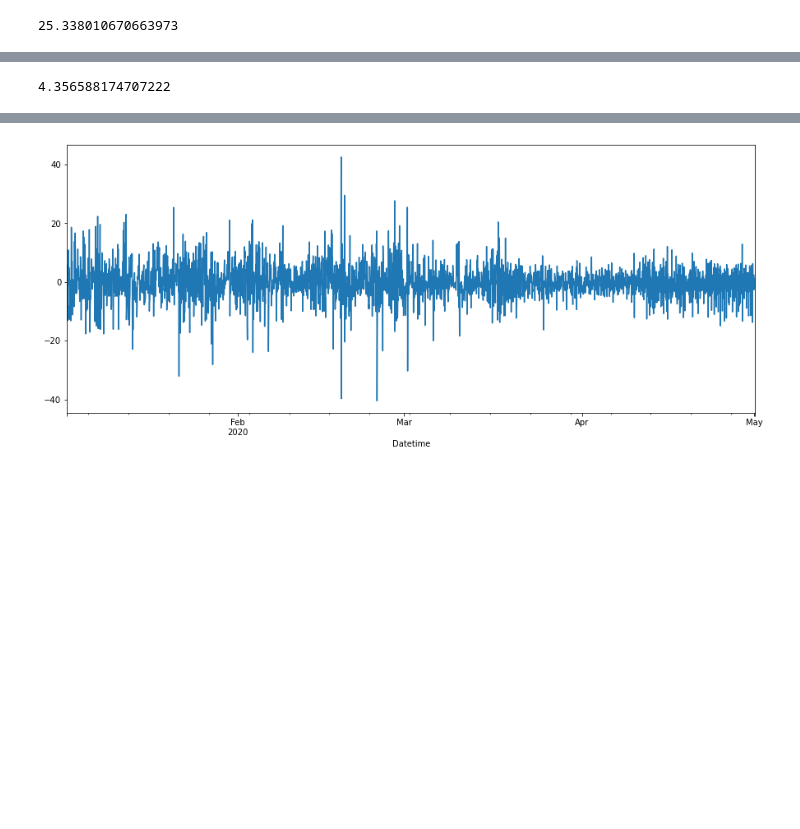
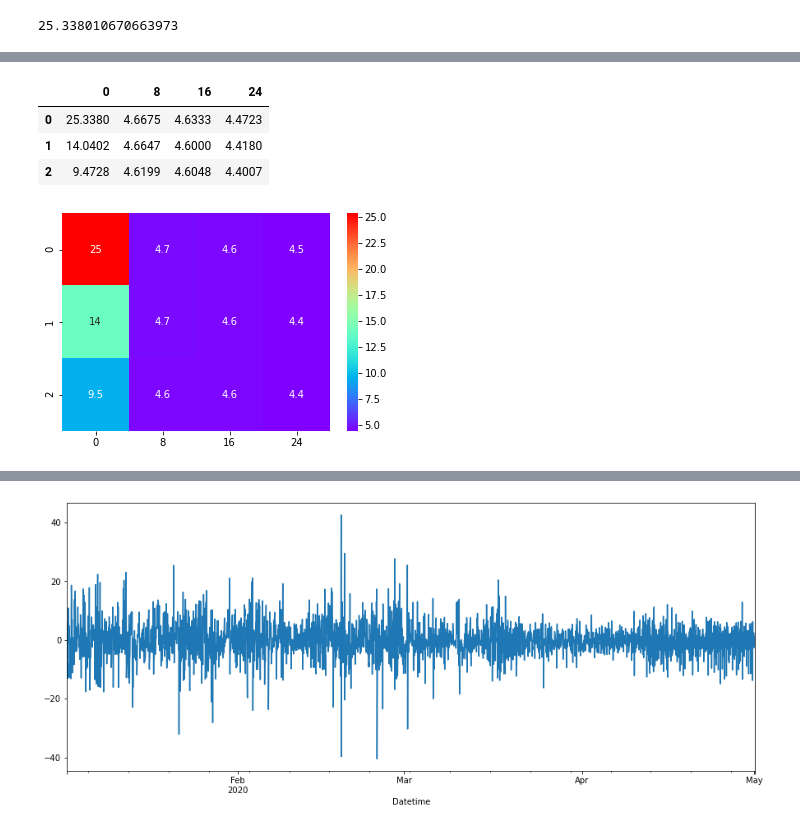
Before and after one commit to Sodiqlef/india-air-quality, a Jupyter notebook: ARIMA.ipynb, the cells around one changed output, grey strips where cells are left out. Saved outputs shown, nothing was run; the diff lists cells and outputs as text; code cells hidden in the pictures; blank space fills up the shorter version.

```diff
--- a/ARmodel - Copy.ipynb
+++ b/ARIMA.ipynb
@@ -119,3 +114,20 @@ baseline_mae = mae(y_train, y_pred_baseline)
 baseline_mae
 # %% [output]
 25.338010670663973
+# %%
+p_params = range(0,25,8) #auto regression
+q_params = range(0,3,1) #moving average
+# %%
+mae_dict = {}
+t = time.time()
+for p in p_params:
+    mae_dict[p] = []
+    for q in q_params:
+        model = ARIMA(y_train, order=(p,0,q)).fit()
+        y_pred = model.predict()
+        model_mae = mae(y_train, y_pred)
+        mae_dict[p].append(round(model_mae,4))
+        print(f"ARIMA model {(p,q)} finished in {round(time.time()-t,2)} secs with mean absolute error {round(model_mae,2)}")
+
+
+print(mae_dict)
@@ -122,12 +148,18 @@ baseline_mae
 # %%
-model = AutoReg(y_train, lags=26).fit()
+# Visualise the mae in a datafram
+pd.DataFrame(mae_dict)
+# %% [output]
+|  | 0 | 8 | 16 | 24 |
+| 0 | 25.3380 | 4.6675 | 4.6333 | 4.4723 |
+| 1 | 14.0402 | 4.6647 | 4.6000 | 4.4180 |
+| 2 | 9.4728 | 4.6199 | 4.6048 | 4.4007 |
 # %%
-#make prediction using the walk forward validation model
-y_pred_train = model.predict().dropna()
+# heatmap of the values in mae_grid
+sns.heatmap(pd.DataFrame(mae_dict), annot=True, cmap="rainbow");
+# %% [output]
+[figure, added]
 # %%
-#Calculate training mean absolute error
-training_mae = mae(y_train[26:], y_pred_train)
-training_mae
+#From above, best models are [(24,0,2) and (24,0,1)]
+#Picking the one with the least smaller time used to model
+order = (24,0,1)
-# %% [output]
-4.356588174707222
 # %%
```
Also changed, not shown: parts of 5 cells of this notebook.
